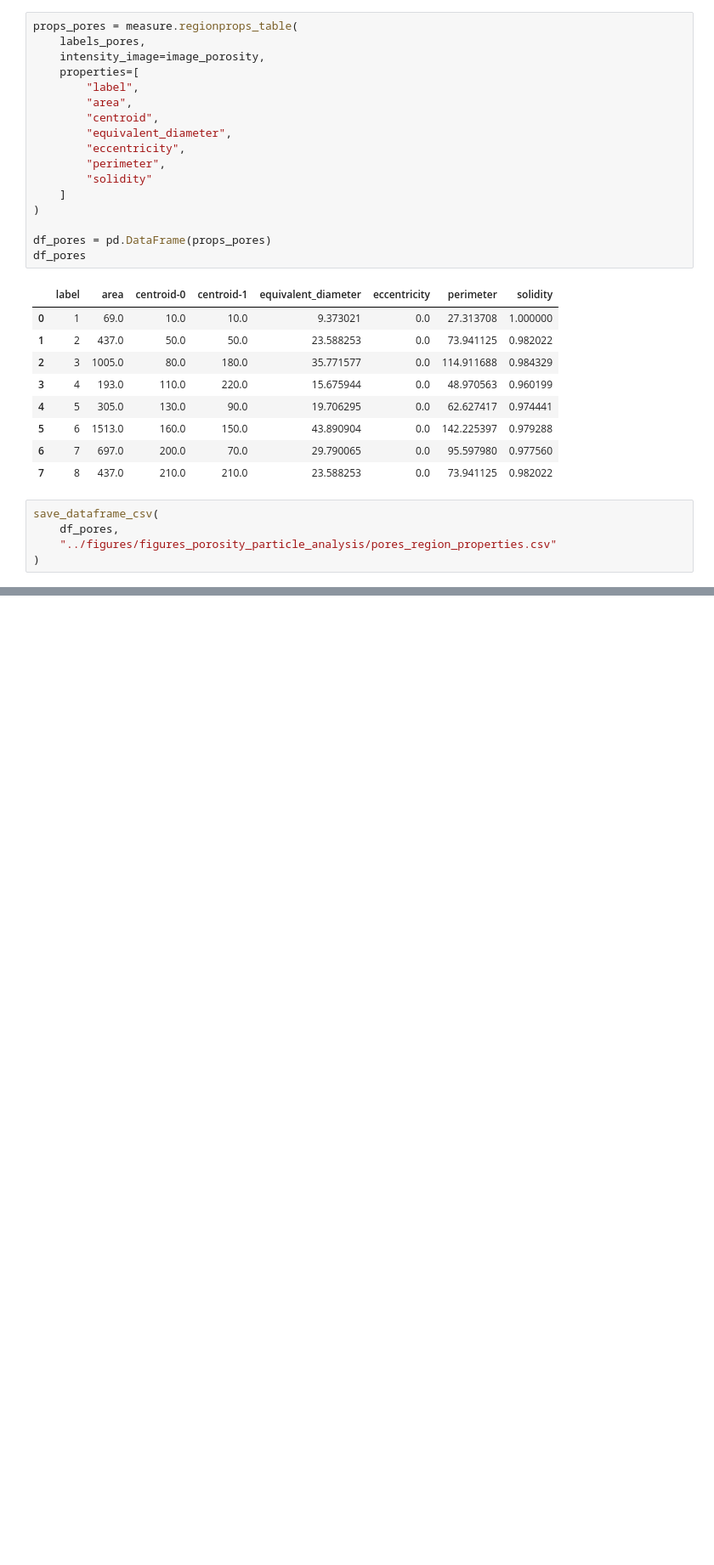
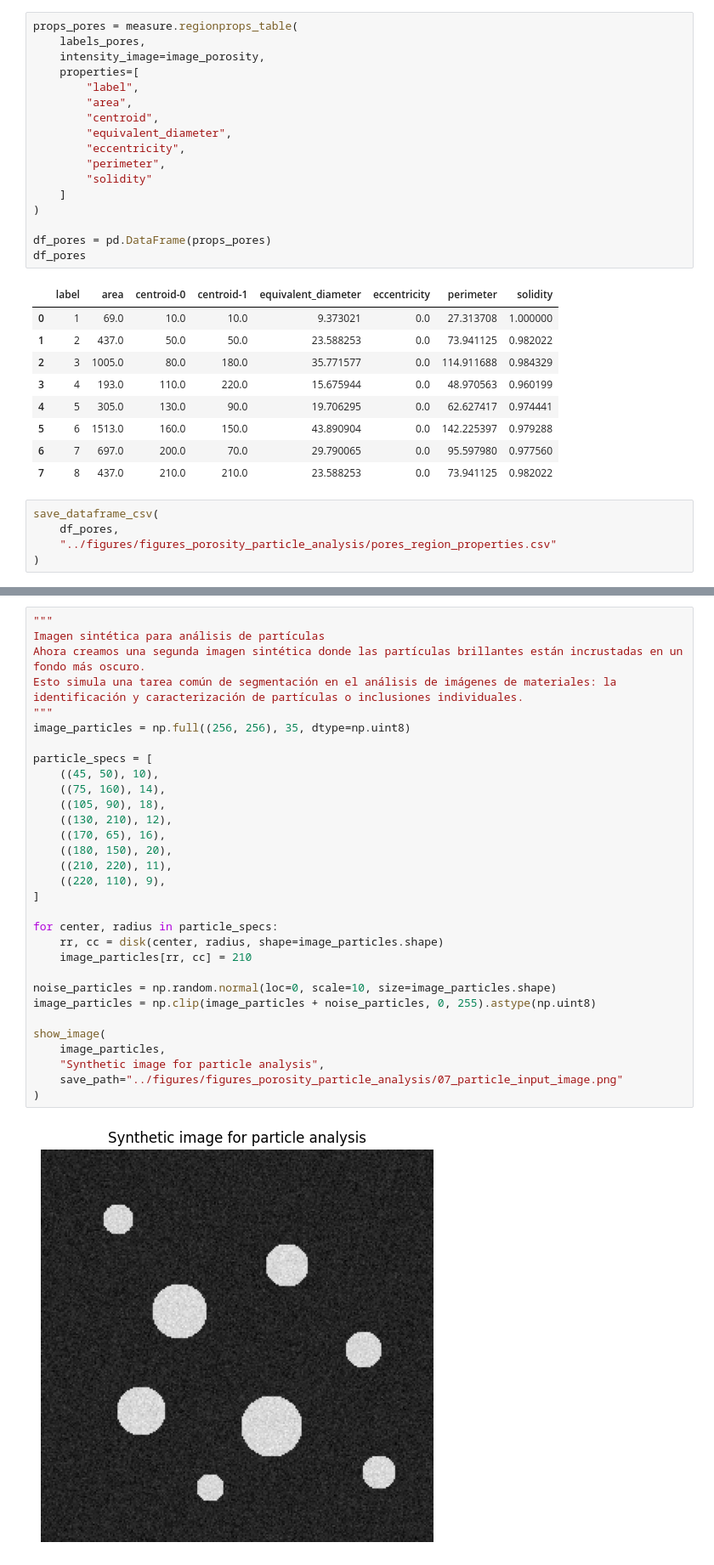
Before and after one commit to peterzm/ai-imaging-portfolio, a Jupyter notebook: 04_segmentation/notebooks/06_porosity_particle_analysis.ipynb, the cells around one changed output, grey strips where cells are left out. Shown at 85% size. Drawn from its saved outputs; the diff is of its cells as text; blank space fills up the shorter version.

```diff
--- a/04_segmentation/notebooks/06_porosity_particle_analysis.ipynb
+++ b/04_segmentation/notebooks/06_porosity_particle_analysis.ipynb
@@ -235,0 +253,33 @@ save_dataframe_csv(
+# %%
+"""
+Imagen sintética para análisis de partículas
+Ahora creamos una segunda imagen sintética donde las partículas brillantes están incrustadas en un fondo más oscuro.
+Esto simula una tarea común de segmentación en el análisis de imágenes de materiales: la identificación y caracterización de partículas o inclusiones individuales.
+"""
+image_particles = np.full((256, 256), 35, dtype=np.uint8)
+
+particle_specs = [
+    ((45, 50), 10),
+    ((75, 160), 14),
+    ((105, 90), 18),
+    ((130, 210), 12),
+    ((170, 65), 16),
+    ((180, 150), 20),
+    ((210, 220), 11),
+    ((220, 110), 9),
+]
+
+for center, radius in particle_specs:
+    rr, cc = disk(center, radius, shape=image_particles.shape)
+    image_particles[rr, cc] = 210
+
+noise_particles = np.random.normal(loc=0, scale=10, size=image_particles.shape)
+image_particles = np.clip(image_particles + noise_particles, 0, 255).astype(np.uint8)
+
+show_image(
+    image_particles,
+    "Synthetic image for particle analysis",
+    save_path="../figures/figures_porosity_particle_analysis/07_particle_input_image.png"
+)
+# %% [output]
+[figure, added]
```
Also changed, not shown: parts of 2 cells of this notebook, 2 other files.
